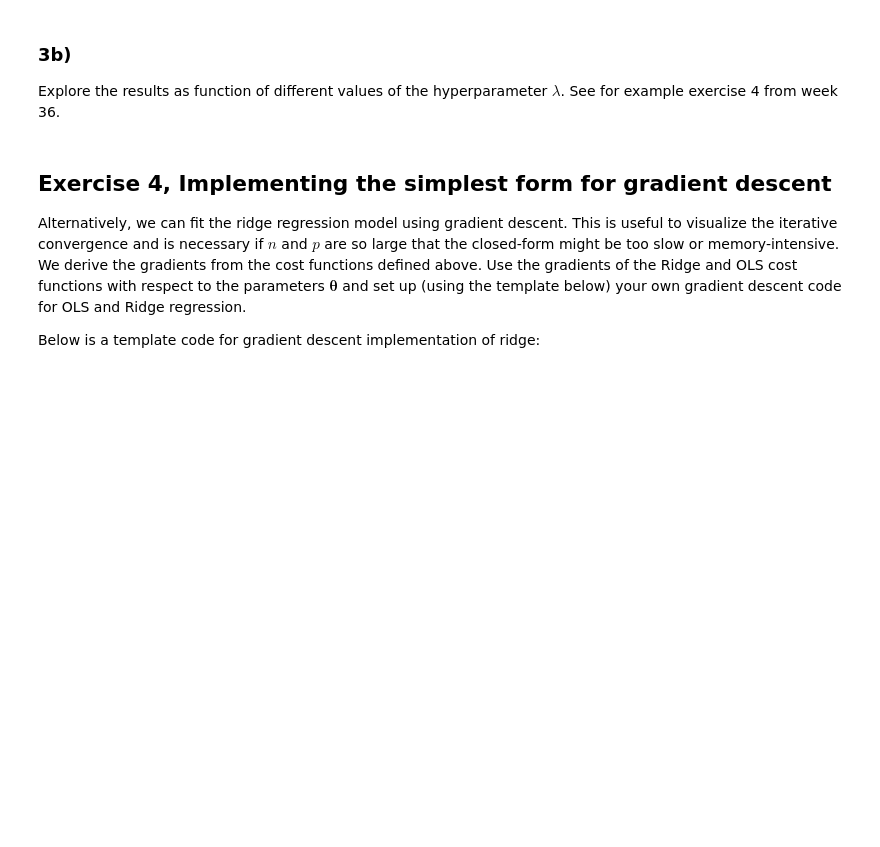
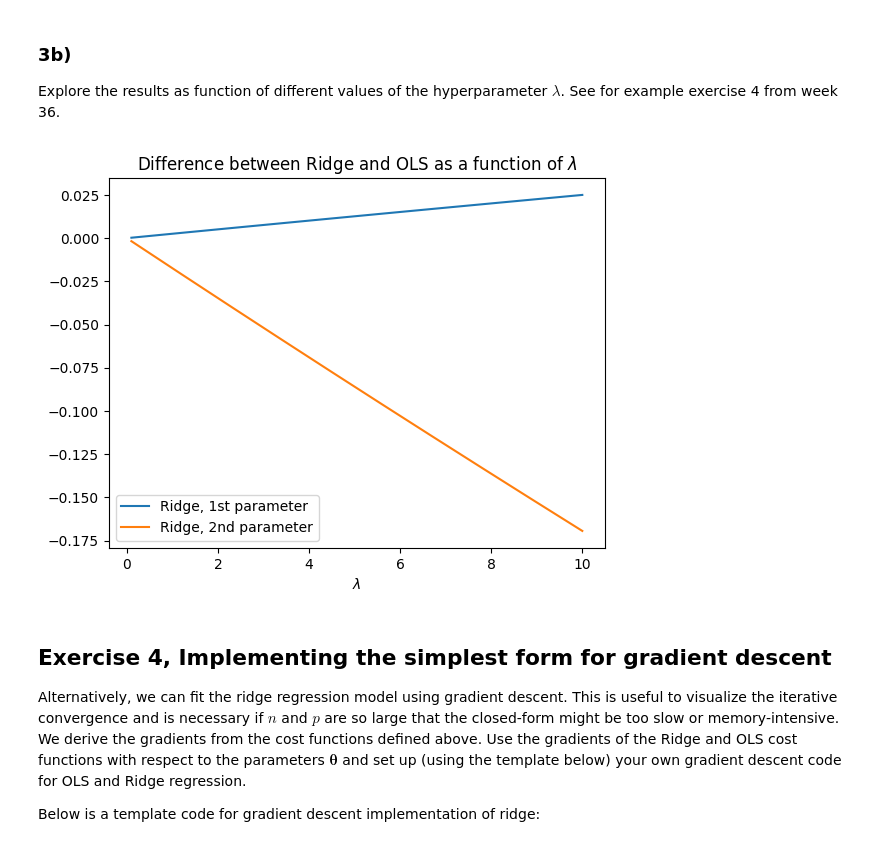
Before and after one commit to mathiassig/FYS-STK4155-H2025, a Jupyter notebook: ex37.ipynb, the cells around one changed output. Cells and saved outputs as stored; diff of their text form; code cells hidden in the pictures; blank space fills up the shorter version.

```diff
--- a/ex37.ipynb
+++ b/ex37.ipynb
@@ -61,6 +61,7 @@ x=np.random.uniform(low=-2, high=2, size=100)
 # make target data with random noise inserted
 y = 2-x+5*x**2 + np.random.normal(0, 0.1)
 
+n_features = 2 # p
 # use function from last week to make a design matrix
 def polynomial_features(x, p, intercept=False):
     n = len(x)
@@ -101,13 +120,13 @@ Find the gradients for OLS and Ridge regression using the mean-squared error as
 # %%
 # Set regularization parameter, either a single value or a vector of values
 # Note that lambda is a python keyword. The lambda keyword is used to create small, single-expression functions without a formal name. These are often called "anonymous functions" or "lambda functions."
-lam = ?
+lam = 1.5
 
 
 # Analytical form for OLS and Ridge solution: theta_Ridge = (X^T X + lambda * I)^{-1} X^T y and theta_OLS = (X^T X)^{-1} X^T y
 I = np.eye(n_features)
-theta_closed_formRidge = ?
-theta_closed_formOLS = ?
+theta_closed_formRidge = np.linalg.inv(X.T @ X + lam*I) @ X.T @ y
+theta_closed_formOLS = np.linalg.inv(X.T @ X) @ X.T @ y
 
-print("Closed-form Ridge coefficients:", theta_closed_form)
-print("Closed-form OLS coefficients:", theta_closed_form)
+print("Closed-form Ridge coefficients:", theta_closed_formRidge)
+print("Closed-form OLS coefficients:", theta_closed_formOLS)
@@ -125,6 +147,27 @@ Finalize, in the above code, the OLS and Ridge regression determination of the o
 ### 3b)
 
 Explore the results as function of different values of the hyperparameter $\lambda$. See for example exercise 4 from week 36.
+# %%
+import matplotlib.pyplot as plt
+
+lam_list = np.linspace(0.1,10,num=10)
+theta_closed_formRidge_list1 = []
+theta_closed_formRidge_list2 = []
+theta_closed_formOLS_list1 = theta_closed_formOLS[0]*np.ones(10)
+theta_closed_formOLS_list2 = theta_closed_formOLS[1]*np.ones(10)
+for lam in lam_list:
+    temp = np.linalg.inv(X.T @ X + lam*I) @ X.T @ y
+    theta_closed_formRidge_list1.append(temp[0])
+    theta_closed_formRidge_list2.append(temp[1])
+
+plt.plot(lam_list,theta_closed_formRidge_list1-theta_closed_formOLS_list1,label="Ridge, 1st parameter")
+plt.plot(lam_list,theta_closed_formRidge_list2-theta_closed_formOLS_list2,label="Ridge, 2nd parameter")
+plt.title("Difference between Ridge and OLS as a function of $\\lambda$")
+plt.xlabel("$\\lambda$")
+plt.legend()
+plt.show()
+# %% [output]
+[figure, added]
 # %% [markdown]
 ## Exercise 4, Implementing the simplest form for gradient descent
 
```
Also changed, not shown: parts of 2 cells of this notebook, 1 other file.
